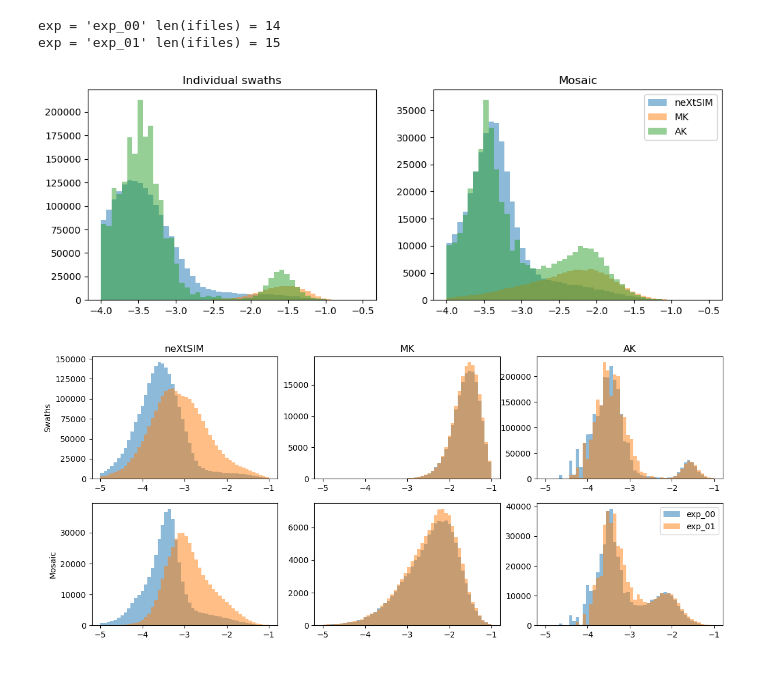
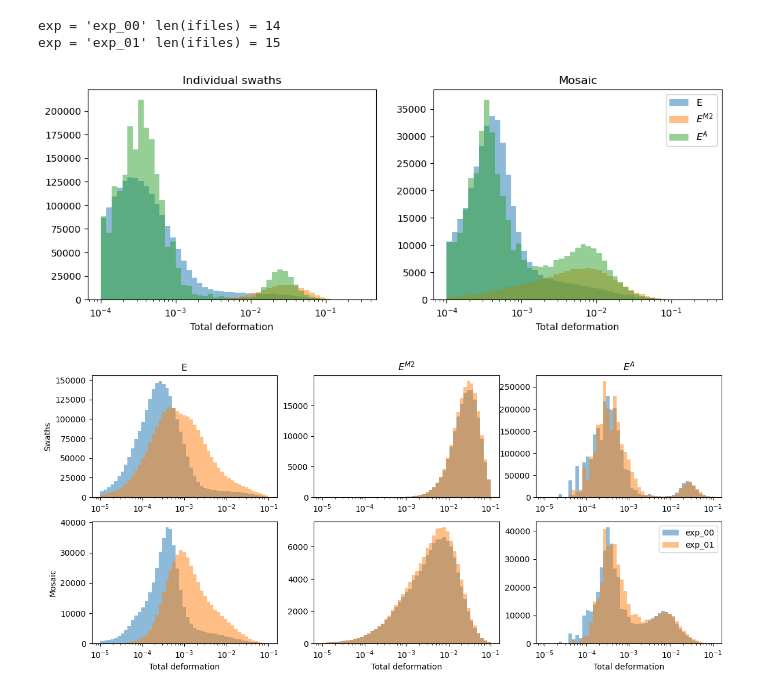
Before and after one commit to nansencenter/harmony-ice-drift, a Jupyter notebook: 2023/04_analyse_PDFs.ipynb, the cells around one changed output. Drawn from its saved outputs; the diff is of its cells as text; code cells hidden in the pictures.

```diff
--- a/2023/04_analyse_PDFs.ipynb
+++ b/2023/04_analyse_PDFs.ipynb
@@ -28,7 +28,7 @@ def get_deformation_swaths(ifiles, ename):
 # %%
 xlim = [-15e5, 15e5, 3e3]
 ylim = [-15e5, 15e5, 3e3]
-labels = ['neXtSIM', 'MK', 'AK']
+labels = ['E', '$E^{M2}$', '$E^{A}$']
 cmin = 0
 n = 50
 clim = [-4, -0.5]
@@ -54,30 +54,36 @@ for exp, idir_mask in zip(exps, idir_masks):
 exp = 'exp_00' len(ifiles) = 14
 exp = 'exp_01' len(ifiles) = 15
 # %%
+bins = np.logspace(*clim, n)
 fig, axs = plt.subplots(1,2, figsize=(12,4))
 for i in range(3):
     tot_raw = exp_raw['exp_00'][i]
     tot_pro = exp_pro['exp_00'][i]
 
-    axs[0].hist(np.log10(tot_raw[tot_raw > cmin]), n, clim, alpha=0.5, label=labels[i])
-    axs[1].hist(np.log10(tot_pro[tot_pro > cmin]), n, clim, alpha=0.5, label=labels[i])
+    axs[0].hist(tot_raw[tot_raw > cmin], bins, alpha=0.5, label=labels[i])
+    axs[1].hist(tot_pro[tot_pro > cmin], bins, alpha=0.5, label=labels[i])
 
 axs[0].set_title('Individual swaths')
 axs[1].set_title('Mosaic')
+for ax in axs:
+    ax.set_xscale('log')
+    ax.set_xlabel('Total deformation')
+
 plt.legend()
 plt.show()
 # %% [output]
-[figure, old version]
+[figure, new version]
 # %%
 clim = [-5, -1]
+bins = np.logspace(*clim, n)
 
 fig, axs = plt.subplots(2,3, figsize=(14,6))
 for iexp, exp in enumerate(exps):
     for i in range(3):
         defor = exp_raw[exp][i]
-        axs[0,i].hist(np.log10(defor[defor > 0]), n, clim, alpha=0.5, label=exp)
+        axs[0,i].hist(defor[defor > 0], bins, alpha=0.5, label=exp)
         defor = exp_pro[exp][i]
-        axs[1,i].hist(np.log10(defor[defor > 0]), n, clim, alpha=0.5, label=exp)
+        axs[1,i].hist(defor[defor > 0], bins, alpha=0.5, label=exp)
 
 for i in range(3):
     axs[0,i].set_title(labels[i])
@@ -85,7 +91,13 @@ for i in range(3):
 axs[0,0].set_ylabel('Swaths')
 axs[1,0].set_ylabel('Mosaic')
 
+for ax in axs.flat:
+    ax.set_xscale('log')
+
+for ax in axs[1]:
+    ax.set_xlabel('Total deformation')
+
 plt.legend()
 plt.show()
 # %% [output]
-[figure, old version]
+[figure, new version]
```
Also changed, not shown: 4 other files.
